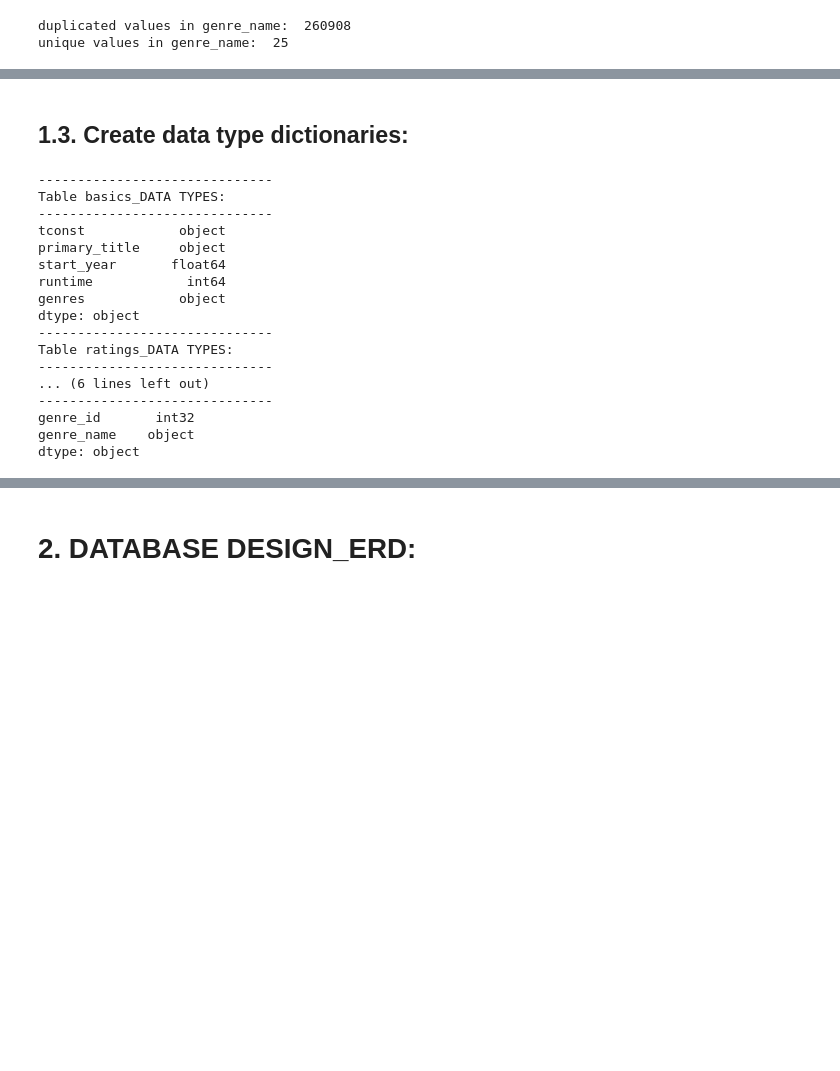
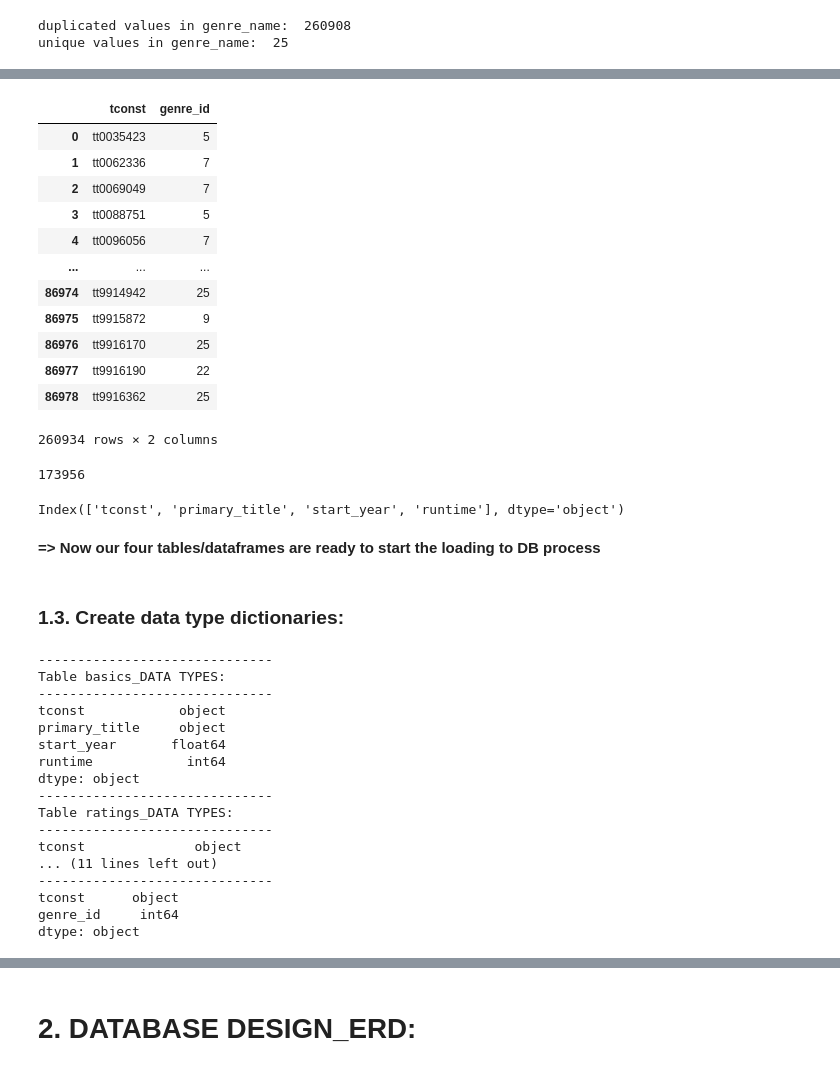
Before and after one commit to Ahmed-Wassel-Angar/movies_project, a Jupyter notebook: DATABASE_Design.ipynb, the cells around one changed output, grey strips where cells are left out. Cells and saved outputs as stored; diff of their text form; code cells hidden in the pictures; blank space fills up the shorter version.

Commit message:
Continuing DB Loading

```diff
--- a/DATABASE_Design.ipynb
+++ b/DATABASE_Design.ipynb
@@ -237,2 +320,36 @@ df_genres.sort_values(by=['genre_id'])
+# %%
+df_title_genres = pd.DataFrame({'tconst':df_title_basics['tconst'],'genre_id':df_title_basics['genre_0_id']})
+df_title_genres = pd.concat([df_title_genres,
+    pd.DataFrame({'tconst':df_title_basics['tconst'],'genre_id':df_title_basics['genre_1_id']})])
+df_title_genres = pd.concat([df_title_genres,
+    pd.DataFrame({'tconst':df_title_basics['tconst'],'genre_id':df_title_basics['genre_2_id']})])
+df_title_genres
+# %% [output]
+|  | tconst | genre_id |
+| 0 | tt0035423 | 5 |
+| 1 | tt0062336 | 7 |
+| 2 | tt0069049 | 7 |
+| 3 | tt0088751 | 5 |
+| 4 | tt0096056 | 7 |
+| ... | ... | ... |
+| 86974 | tt9914942 | 25 |
+| 86975 | tt9915872 | 9 |
+| 86976 | tt9916170 | 25 |
+| 86977 | tt9916190 | 22 |
+| 86978 | tt9916362 | 25 |
+260934 rows × 2 columns
+# %%
+# Verification
+df_title_genres['tconst'].duplicated().sum()
+# %% [output]
+173956
+# %%
+# drop extra columns from df_title_basics
+df_title_basics = df_title_basics.drop(['genre_0','genre_0_id','genre_1','genre_1_id','genre_2','genre_2_id','genres'],axis=1)
+df_title_basics.columns
+# %% [output]
+Index(['tconst', 'primary_title', 'start_year', 'runtime'], dtype='object')
+# %% [markdown]
+**=> Now our four tables/dataframes are ready to start the loading to DB process**
 # %% [markdown]
-## **1.3. Create data type dictionaries:**
+### **1.3. Create data type dictionaries:**
@@ -246,6 +361,8 @@ print('-'*30,'Table ratings_DATA TYPES:','-'*30,sep='\n')
 print(df_title_ratings.dtypes)
 print('-'*30,'Table genres_DATA TYPES:','-'*30,sep='\n')
 print(df_genres.dtypes)
+print('-'*30,'Table title_genres_DATA TYPES:','-'*30,sep='\n')
+print(df_title_genres.dtypes)
 # %% [output]
 ------------------------------
 Table basics_DATA TYPES:
@@ -254,15 +371,15 @@ tconst            object
 primary_title     object
 start_year       float64
 runtime            int64
-genres            object
 dtype: object
 ------------------------------
 Table ratings_DATA TYPES:
 ------------------------------
-... (6 lines left out)
+tconst              object
+... (11 lines left out)
 ------------------------------
-genre_id       int32
-genre_name    object
+tconst      object
+genre_id     int64
 dtype: object
 # %%
 # change start_year to datetime
```
Also changed, not shown: parts of 18 cells of this notebook.
